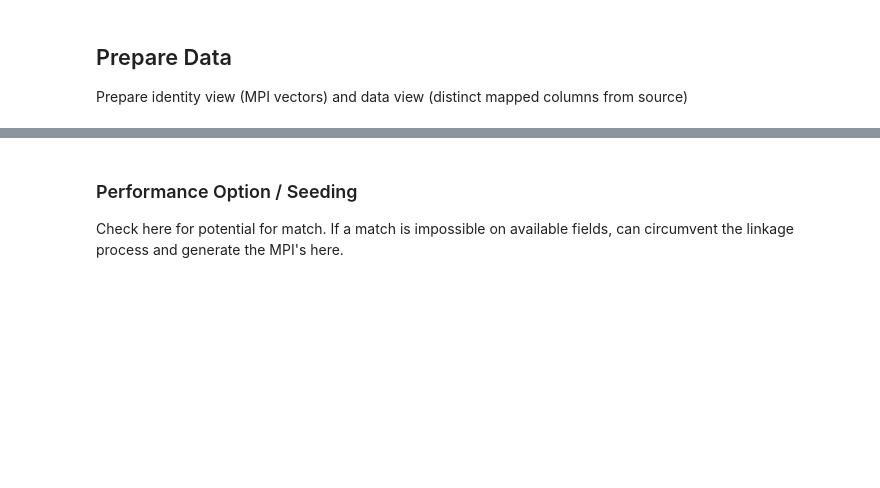
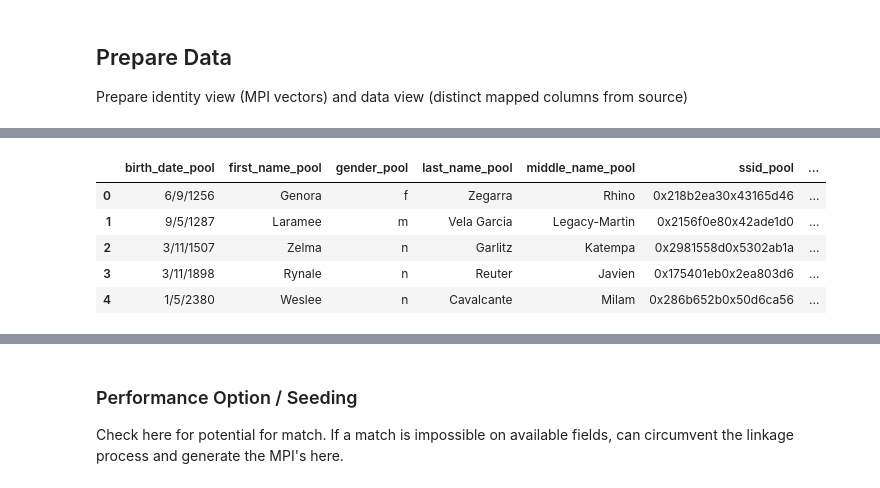
Before and after one commit to frellnick/mpi_demo, a Jupyter notebook: devbook.ipynb, the cells around one changed output, grey strips where cells are left out. Saved outputs shown, nothing was run; the diff lists cells and outputs as text; code cells hidden in the pictures; blank space fills up the shorter version.

```diff
--- a/devbook.ipynb
+++ b/devbook.ipynb
@@ -122,3 +122,12 @@ dview.head()
+# %%
+dview.subset.head()
+# %% [output]
+|  | birth_date_pool | first_name_pool | gender_pool | last_name_pool | middle_name_pool | ssid_pool | ... |
+| 0 | 6/9/1256 | Genora | f | Zegarra | Rhino | 0x218b2ea30x43165d46 | ... |
+| 1 | 9/5/1287 | Laramee | m | Vela Garcia | Legacy-Martin | 0x2156f0e80x42ade1d0 | ... |
+| 2 | 3/11/1507 | Zelma | n | Garlitz | Katempa | 0x2981558d0x5302ab1a | ... |
+| 3 | 3/11/1898 | Rynale | n | Reuter | Javien | 0x175401eb0x2ea803d6 | ... |
+| 4 | 1/5/2380 | Weslee | n | Cavalcante | Milam | 0x286b652b0x50d6ca56 | ... |
 # %%
 iview.head()
 # %% [output]
```
Also changed, not shown: parts of 21 cells of this notebook, 9 other files.
